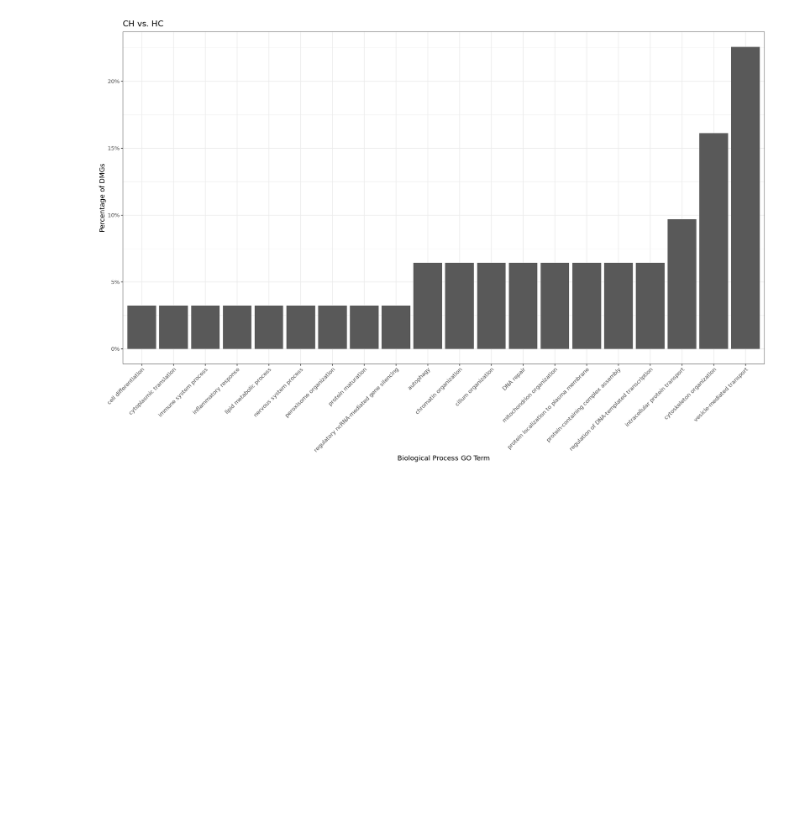
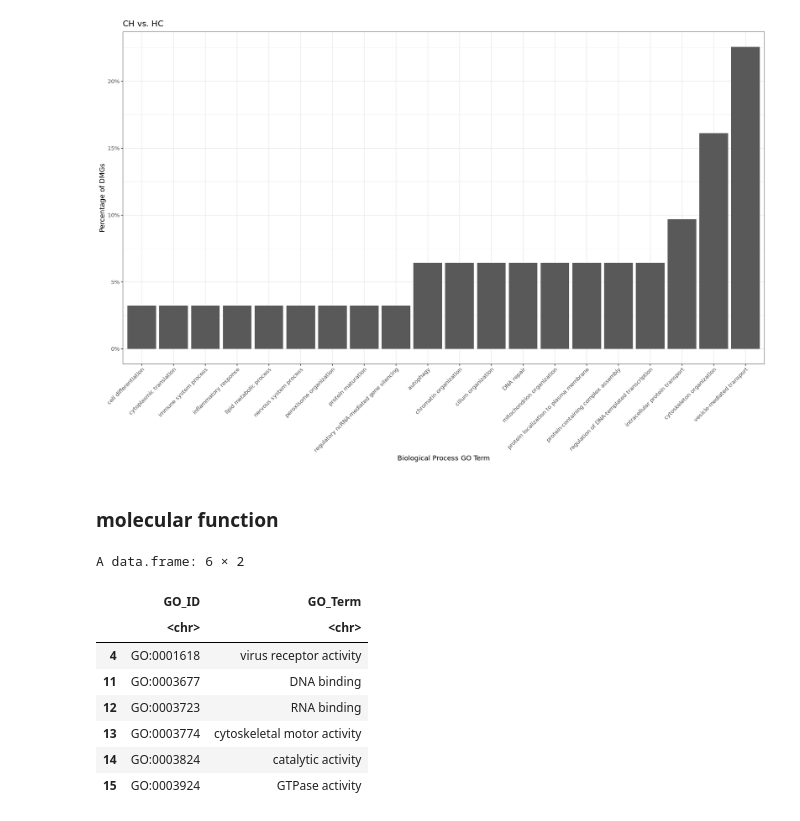
Before and after one commit to jgmcdonough/CE18_methylRAD_analysis, a Jupyter notebook: analysis/DMGs_analysis/HC_genes_2.0.ipynb, the cells around one changed output. Cells and saved outputs as stored; diff of their text form; code cells hidden in the pictures; blank space fills up the shorter version.

```diff
--- a/analysis/DMGs_analysis/HC_genes_2.0.ipynb
+++ b/analysis/DMGs_analysis/HC_genes_2.0.ipynb
@@ -1333,3 +1335,45 @@ ggplot(go_term_percentages, aes(x = reorder(GO_Term, percentage), y = percentage
   scale_y_continuous(labels = function(x) paste0(round(x, 2), "%"))
 # %% [output]
 [figure]
+# %% [markdown]
+### molecular function
+# %%
+# Extract GO Slim terms from the OBO file
+goslim_terms <- character()
+goslim_ids <- character()
+namespace <- character()
+in_mf_term <- FALSE
+
+for (line in goSlim) {
+  if (grepl("^id:", line)) {
+    goslim_id <- gsub("id: ", "", line)
+    goslim_ids <- c(goslim_ids, goslim_id)
+    in_mf_term <- FALSE
+  } else if (grepl("^name:", line)) {
+    goslim_term <- gsub("name: ", "", line)
+    goslim_terms <- c(goslim_terms, goslim_term)
+  } else if (grepl("^namespace:", line)) {
+    namespace_value <- gsub("namespace: molecular_function", "MF", line)
+    namespace_value <- gsub("namespace: ", "", namespace_value)
+    namespace <- c(namespace, namespace_value)
+    if (namespace_value == "MF") {
+      in_mf_term <- TRUE
+    }
+  }
+}
+
+# Filter for molecular function terms
+goslim_data <- data.frame(GO_ID = goslim_ids, GO_Term = goslim_terms, Namespace = namespace)
+goslim_data_mf <- goslim_data[goslim_data$Namespace == "MF", c("GO_ID", "GO_Term")]
+
+head(goslim_data_mf)
+# %% [output]
+A data.frame: 6 × 2
+|  | GO_ID | GO_Term |
+|  | <chr> | <chr> |
+| 4 | GO:0001618 | virus receptor activity |
+| 11 | GO:0003677 | DNA binding |
+| 12 | GO:0003723 | RNA binding |
+| 13 | GO:0003774 | cytoskeletal motor activity |
+| 14 | GO:0003824 | catalytic activity |
+| 15 | GO:0003924 | GTPase activity |
```
Also changed, not shown: parts of 4 cells of this notebook, 3 other files.
